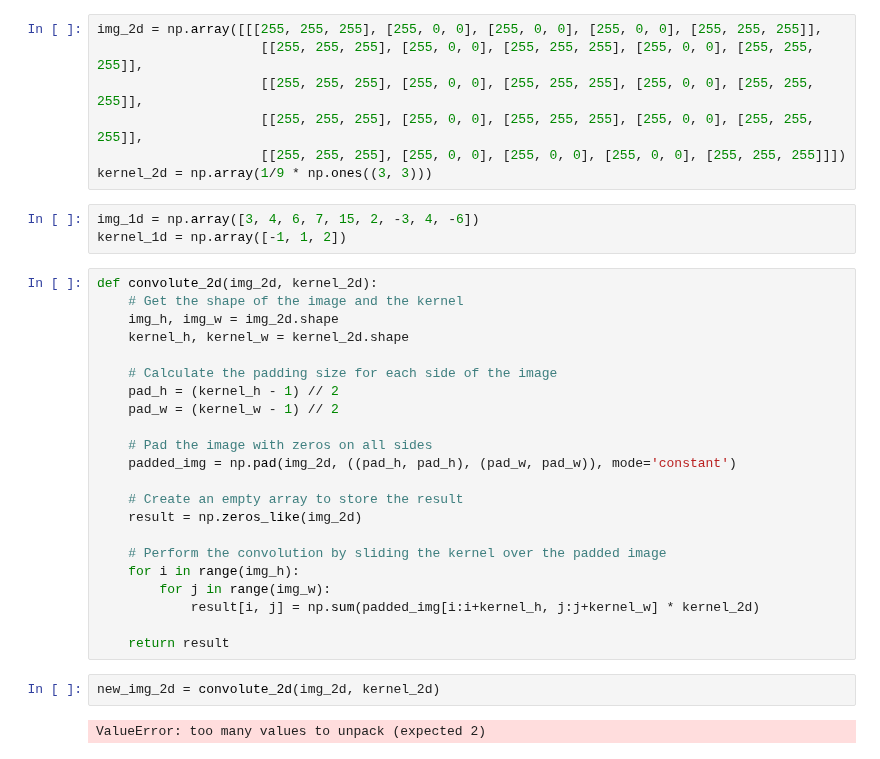
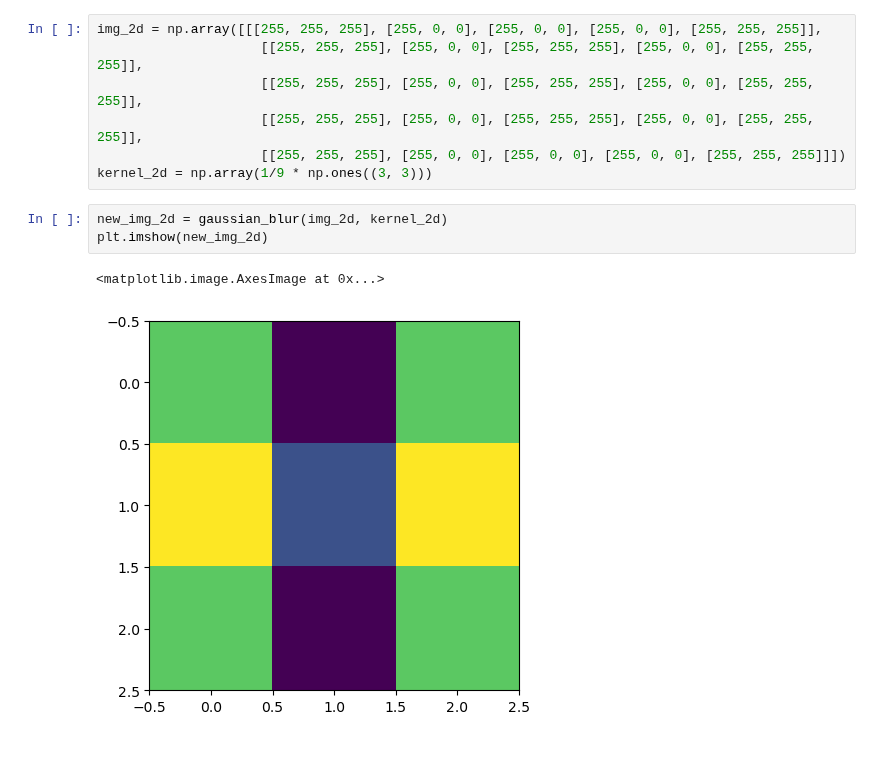
Before and after one commit to nhatminhtrieu/Code-Python, a Jupyter notebook: Notebooks/Project 2/Source/gaussian.ipynb, the cells around one changed output. Saved outputs shown, nothing was run; the diff lists cells and outputs as text.

```diff
--- a/Notebooks/Project 2/Source/gaussian.ipynb
+++ b/Notebooks/Project 2/Source/gaussian.ipynb
@@ -9,32 +9,9 @@ img_2d = np.array([[[255, 255, 255], [255, 0, 0], [255, 0, 0], [255, 0, 0], [255
                      [[255, 255, 255], [255, 0, 0], [255, 255, 255], [255, 0, 0], [255, 255, 255]],
                      [[255, 255, 255], [255, 0, 0], [255, 0, 0], [255, 0, 0], [255, 255, 255]]])
 kernel_2d = np.array(1/9 * np.ones((3, 3)))
-# %%
-img_1d = np.array([3, 4, 6, 7, 15, 2, -3, 4, -6])
-kernel_1d = np.array([-1, 1, 2])
-# %%
-def convolute_2d(img_2d, kernel_2d):
-    # Get the shape of the image and the kernel
-    img_h, img_w = img_2d.shape
-    kernel_h, kernel_w = kernel_2d.shape
-
-    # Calculate the padding size for each side of the image
-    pad_h = (kernel_h - 1) // 2
-    pad_w = (kernel_w - 1) // 2
-
-    # Pad the image with zeros on all sides
-    padded_img = np.pad(img_2d, ((pad_h, pad_h), (pad_w, pad_w)), mode='constant')
-
-    # Create an empty array to store the result
-    result = np.zeros_like(img_2d)
-
-    # Perform the convolution by sliding the kernel over the padded image
-    for i in range(img_h):
-        for j in range(img_w):
-            result[i, j] = np.sum(padded_img[i:i+kernel_h, j:j+kernel_w] * kernel_2d)
-
-    return result
 # %%
-new_img_2d = convolute_2d(img_2d, kernel_2d)
+new_img_2d = gaussian_blur(img_2d, kernel_2d)
+plt.imshow(new_img_2d)
 # %% [output]
-ValueError: too many values to unpack (expected 2)
+<matplotlib.image.AxesImage at 0x...>
+[figure, added]
```
Also changed, not shown: 10 other files.
